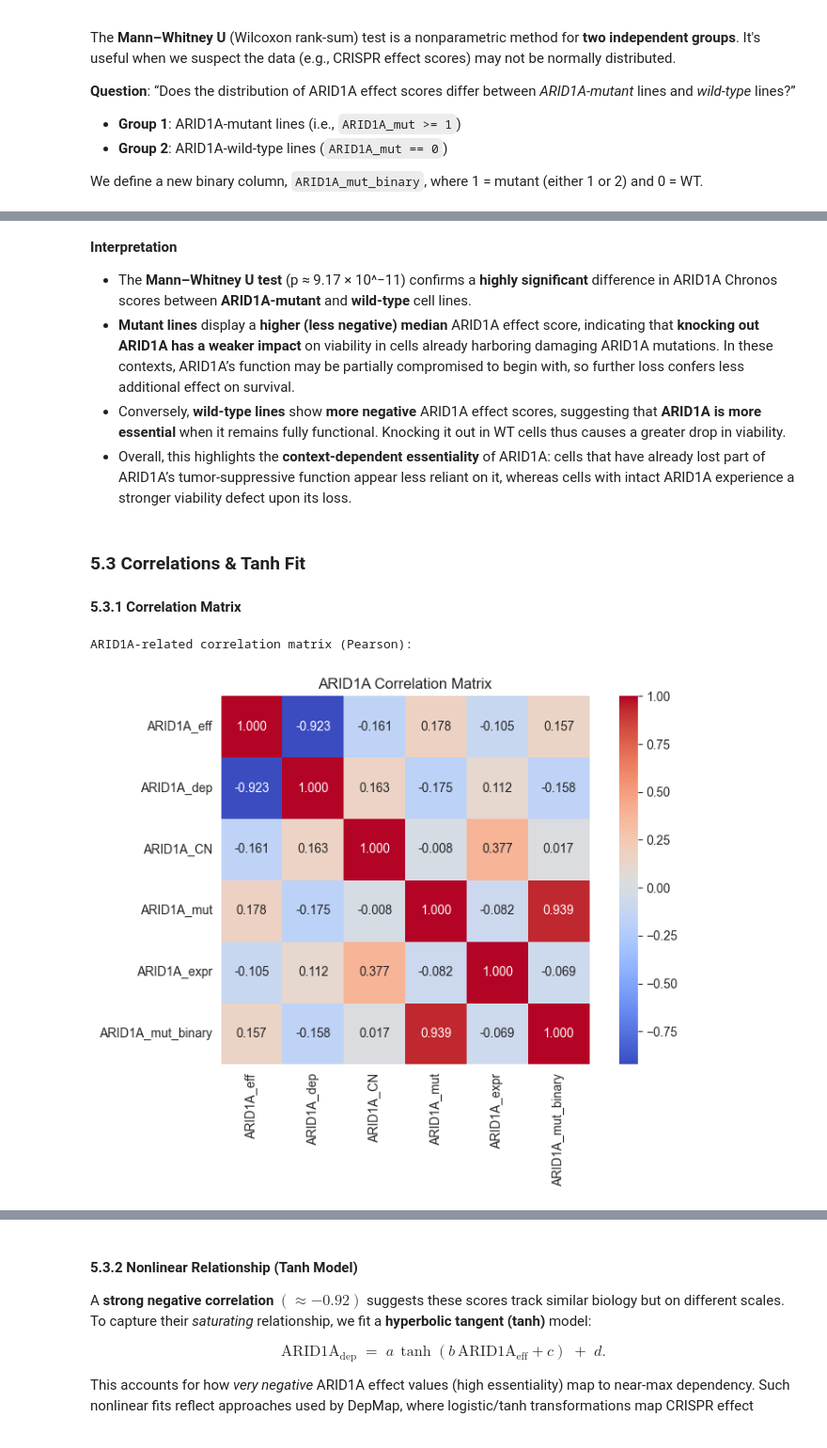
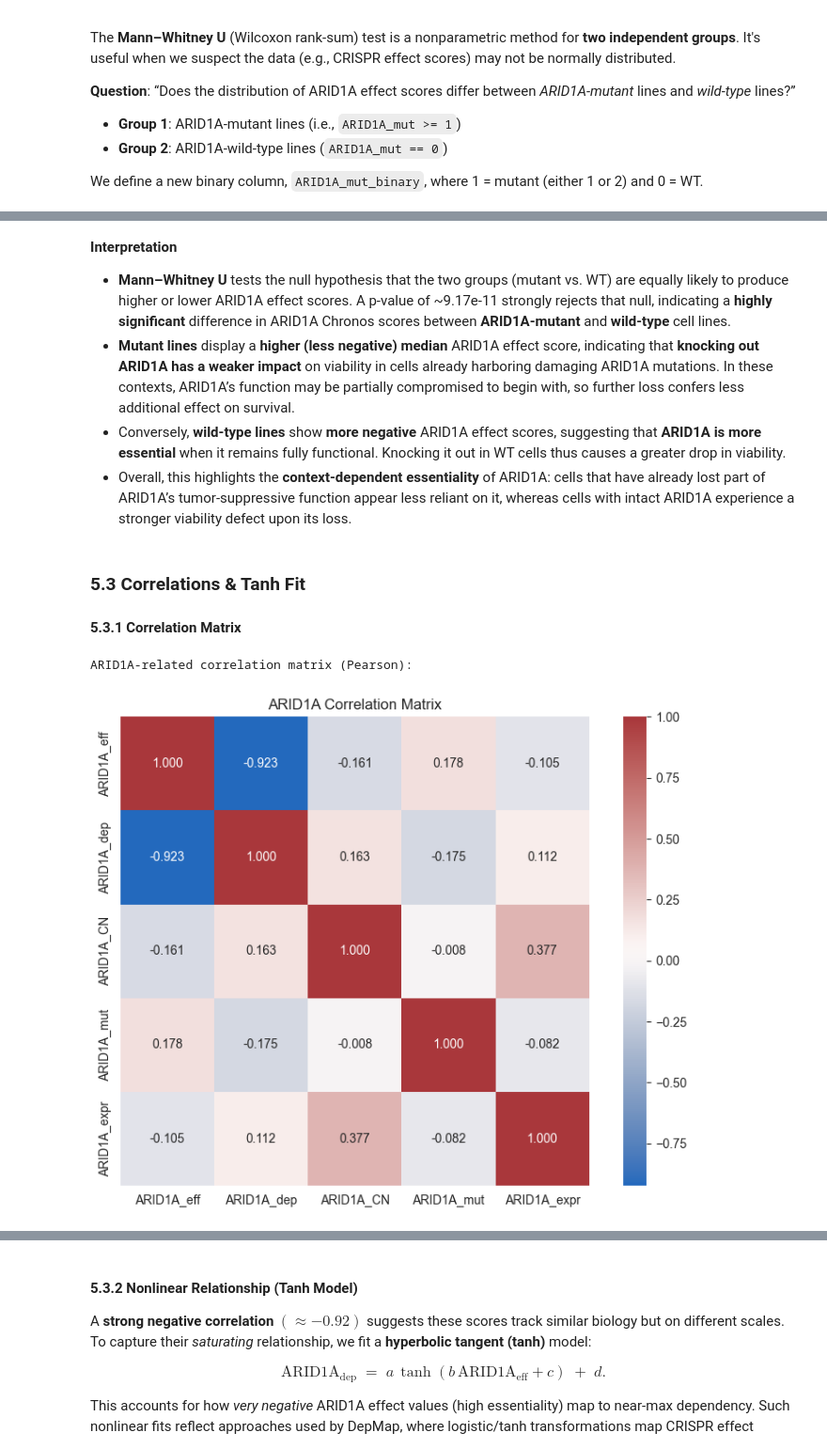
Before and after one commit to ChestnutKurisu/MED263_Final_Project_WI25, a Jupyter notebook: CRISPR-Knockout-Framework.ipynb, the cells around one changed output, grey strips where cells are left out. Shown at 94% size. Drawn from its saved outputs; the diff is of its cells as text; code cells hidden in the pictures.

```diff
--- a/CRISPR-Knockout-Framework.ipynb
+++ b/CRISPR-Knockout-Framework.ipynb
@@ -462,15 +442,10 @@ It's useful when we suspect the data (e.g., CRISPR effect scores) may not be nor
 
 We define a new binary column, `ARID1A_mut_binary`, where 1 = mutant (either 1 or 2) and 0 = WT.
 # %%
-# Binary column: mutant vs. WT
-merged_df["ARID1A_mut_binary"] = merged_df["ARID1A_mut"].apply(lambda x: 1 if x >= 1 else 0)
-group_mut = merged_df.loc[merged_df["ARID1A_mut_binary"] == 1, "ARID1A_eff"].dropna()
-group_wt  = merged_df.loc[merged_df["ARID1A_mut_binary"] == 0, "ARID1A_eff"].dropna()
-
-stat, pval = mannwhitneyu(group_mut, group_wt, alternative='two-sided')
+u_stat, u_p = mannwhitneyu(mut_group, wt_group, alternative='two-sided')
 print("Mann–Whitney U test for ARID1A effect (mut vs. wt):")
-print(f"  U-statistic = {stat:.3f}")
-print(f"  p-value     = {pval:.5g}")
+print(f"  U-statistic = {u_stat:.3f}")
+print(f"  p-value     = {u_p:.5g}")
 
 # Boxplot
 temp_df = merged_df[["ARID1A_eff","ARID1A_mut_binary"]].dropna()
@@ -491,6 +466,6 @@ Mann–Whitney U test for ARID1A effect (mut vs. wt):
 # %% [markdown]
 **Interpretation**
-- The **Mann–Whitney U test** (p ≈ 9.17 × 10^−11) confirms a **highly significant** difference in ARID1A Chronos scores between **ARID1A-mutant** and **wild-type** cell lines.
+- **Mann–Whitney U** tests the null hypothesis that the two groups (mutant vs. WT) are equally likely to produce higher or lower ARID1A effect scores. A p-value of ~9.17e-11 strongly rejects that null, indicating a **highly significant** difference in ARID1A Chronos scores between **ARID1A-mutant** and **wild-type** cell lines.
 - **Mutant lines** display a **higher (less negative) median** ARID1A effect score, indicating that **knocking out ARID1A has a weaker impact** on viability in cells already harboring damaging ARID1A mutations. In these contexts, ARID1A’s function may be partially compromised to begin with, so further loss confers less additional effect on survival.
 - Conversely, **wild-type lines** show **more negative** ARID1A effect scores, suggesting that **ARID1A is more essential** when it remains fully functional. Knocking it out in WT cells thus causes a greater drop in viability.
 - Overall, this highlights the **context-dependent essentiality** of ARID1A: cells that have already lost part of ARID1A’s tumor-suppressive function appear less reliant on it, whereas cells with intact ARID1A experience a stronger viability defect upon its loss.
@@ -500,21 +475,22 @@ Mann–Whitney U test for ARID1A effect (mut vs. wt):
 #### 5.3.1 Correlation Matrix
 # %%
 # Extract columns related to ARID1A
-arid1a_df = merged_df[[col for col in merged_df.columns if 'ARID1A' in col]]
+cols_arid = [c for c in merged_df.columns if 'ARID1A' in c and not c.endswith("_binary")]
+arid1a_df = merged_df[cols_arid].copy()
 
 # Compute Pearson correlation matrix
 arid1a_corr_matrix = arid1a_df.corr(method='pearson')
 
 print("ARID1A-related correlation matrix (Pearson):")
 
 # Plot the correlation matrix using Seaborn's heatmap
 plt.figure(figsize=(8, 6))
-sns.heatmap(arid1a_corr_matrix, annot=True, fmt=".3f", cmap="coolwarm", square=True)
+sns.heatmap(arid1a_corr_matrix, annot=True, fmt=".3f", cmap="vlag", square=True)
 plt.title("ARID1A Correlation Matrix")
 plt.tight_layout()
 plt.show()
 # %% [output]
 ARID1A-related correlation matrix (Pearson):
-[figure, old version]
+[figure, new version]
 # %% [markdown]
 **Interpretation**
```
Also changed, not shown: parts of 70 cells of this notebook, 19 other files.
